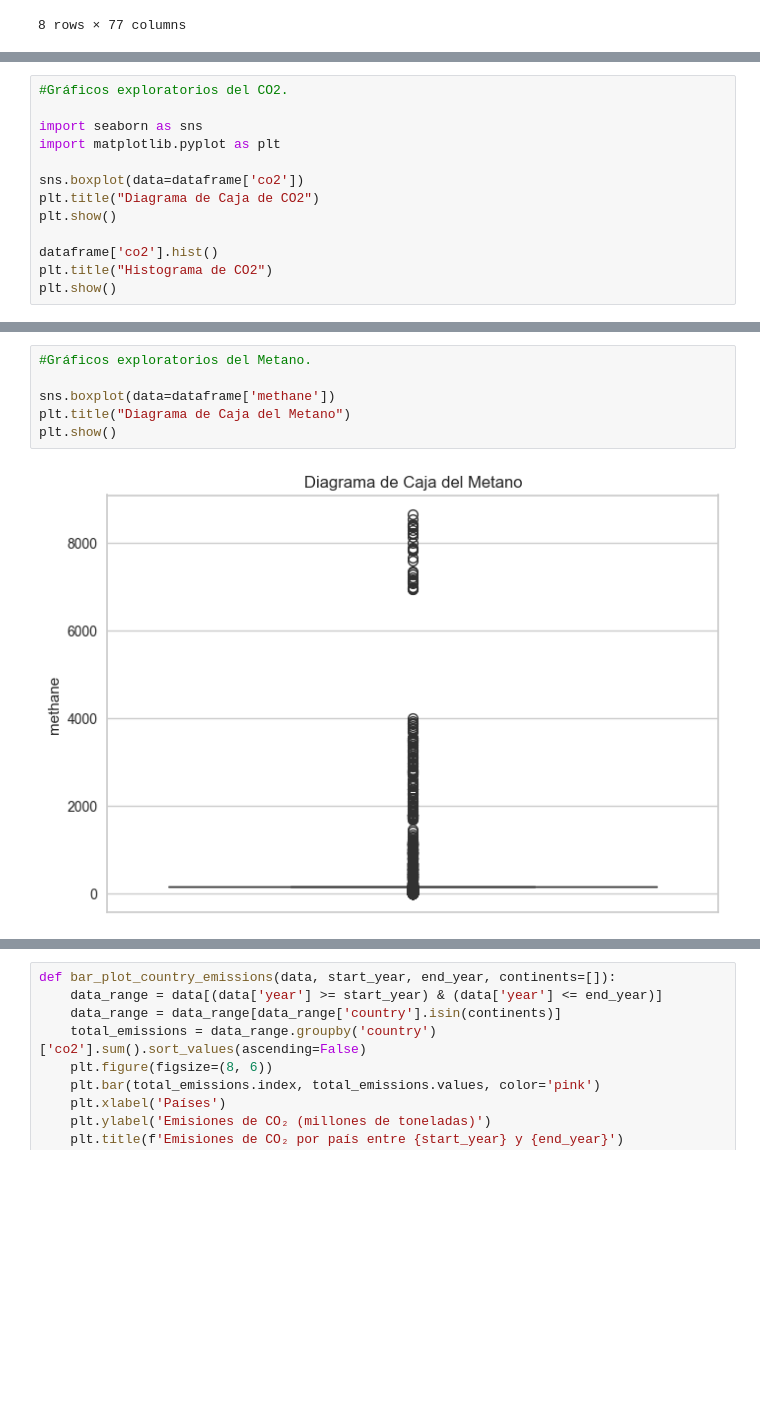
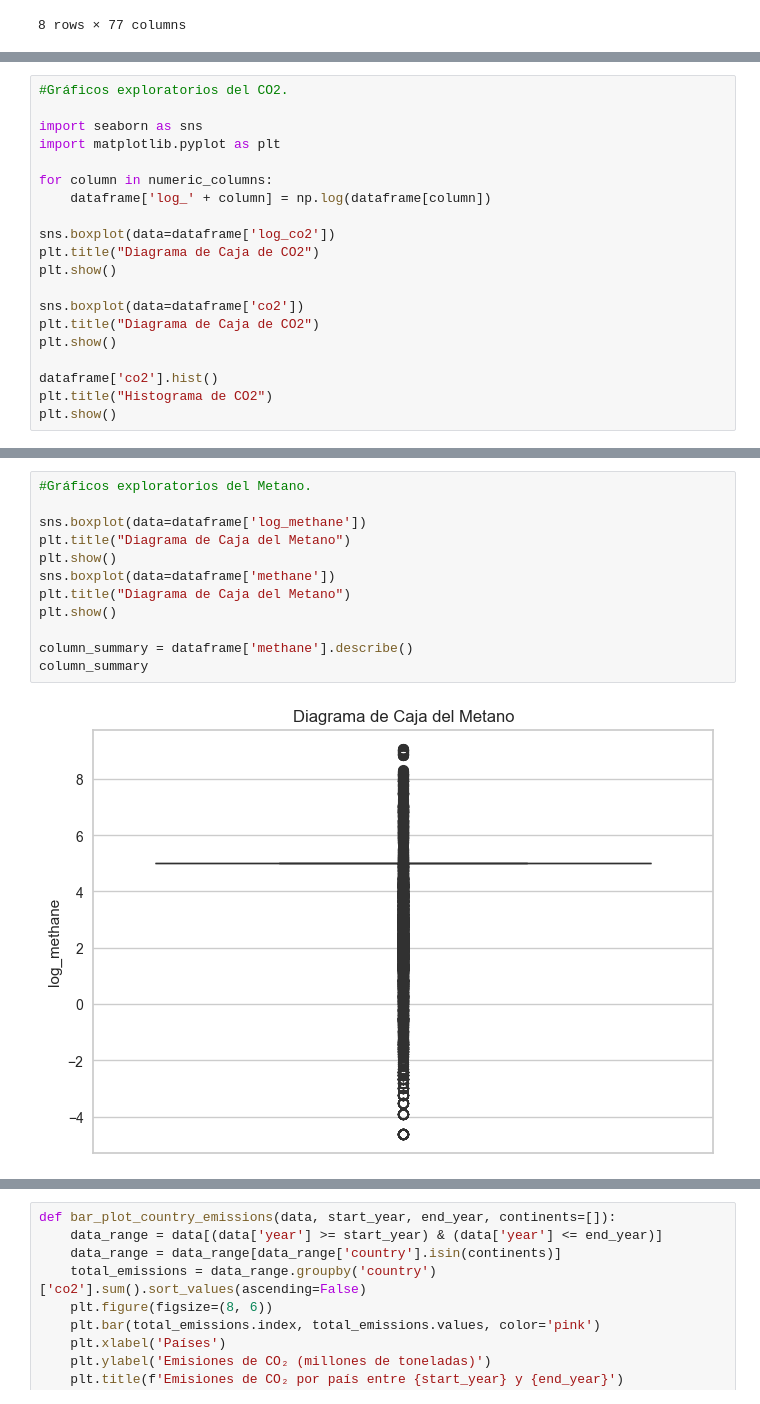
Before and after one commit to LINDAINES213/Data_Mining_Project, a Jupyter notebook: Project.ipynb, the cells around one changed output, grey strips where cells are left out. Cells and saved outputs as stored; diff of their text form; blank space fills up the shorter version.

```diff
--- a/Project.ipynb
+++ b/Project.ipynb
@@ -97,6 +115,13 @@ df = dataframe[numeric_columns] = dataframe[numeric_columns].fillna(dataframe[nu
 
 import seaborn as sns
 import matplotlib.pyplot as plt
+
+for column in numeric_columns:
+    dataframe['log_' + column] = np.log(dataframe[column])
+
+sns.boxplot(data=dataframe['log_co2'])
+plt.title("Diagrama de Caja de CO2")
+plt.show()
 
 sns.boxplot(data=dataframe['co2'])
 plt.title("Diagrama de Caja de CO2")
@@ -111,8 +137,14 @@ plt.show()
 # %%
 #Gráficos exploratorios del Metano.
 
+sns.boxplot(data=dataframe['log_methane'])
+plt.title("Diagrama de Caja del Metano")
+plt.show()
 sns.boxplot(data=dataframe['methane'])
 plt.title("Diagrama de Caja del Metano")
 plt.show()
+
+column_summary = dataframe['methane'].describe()
+column_summary
 # %% [output]
-[figure, old version]
+[figure, new version]
```
Also changed, not shown: parts of 10 cells of this notebook.
